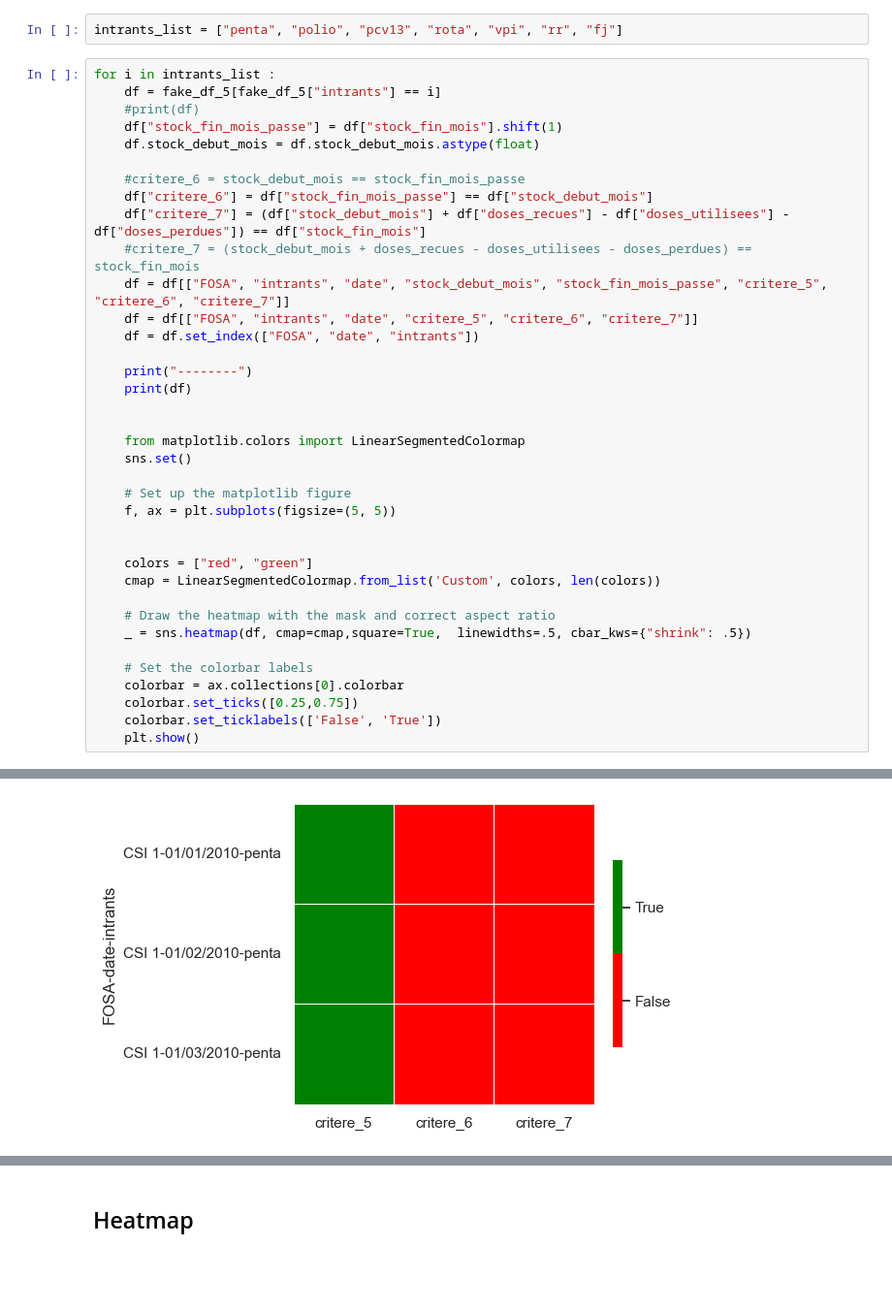
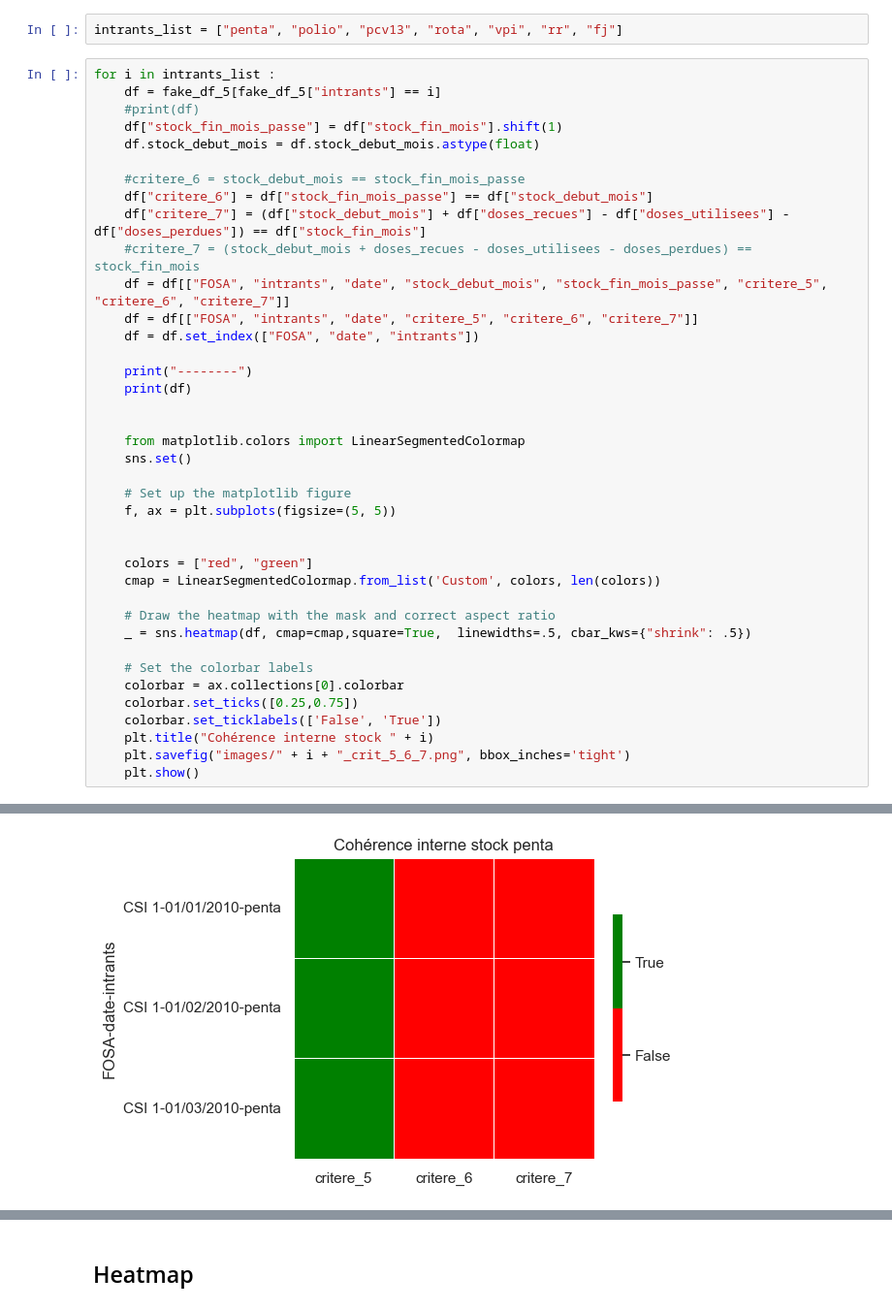
Before and after one commit to Djatche/qualite_donnees_district_sante_48h, a Jupyter notebook: data_quality_who_dq_tools_vs_python.ipynb, the cells around one changed output, grey strips where cells are left out. Shown: that part at 97% size. Cells and saved outputs as stored; diff of their text form; blank space fills up the shorter version.

Commit message:
Add images with some corrections

```diff
--- a/data_quality_who_dq_tools_vs_python.ipynb
+++ b/data_quality_who_dq_tools_vs_python.ipynb
@@ -731,5 +762,7 @@ for i in intrants_list :
     colorbar = ax.collections[0].colorbar
     colorbar.set_ticks([0.25,0.75])
     colorbar.set_ticklabels(['False', 'True'])
+    plt.title("Cohérence interne stock " + i)
+    plt.savefig("images/" + i + "_crit_5_6_7.png", bbox_inches='tight')
     plt.show()
 # %% [output]
@@ -762,4 +795,4 @@ See the caveats in the documentation: https://pandas.pydata.org/pandas-docs/stab
-[figure, old version]
+[figure, new version]
 A value is trying to be set on a copy of a slice from a DataFrame.
 Try using .loc[row_indexer,col_indexer] = value instead
 
```
Also changed, not shown: parts of 12 cells of this notebook, 12 other files.
